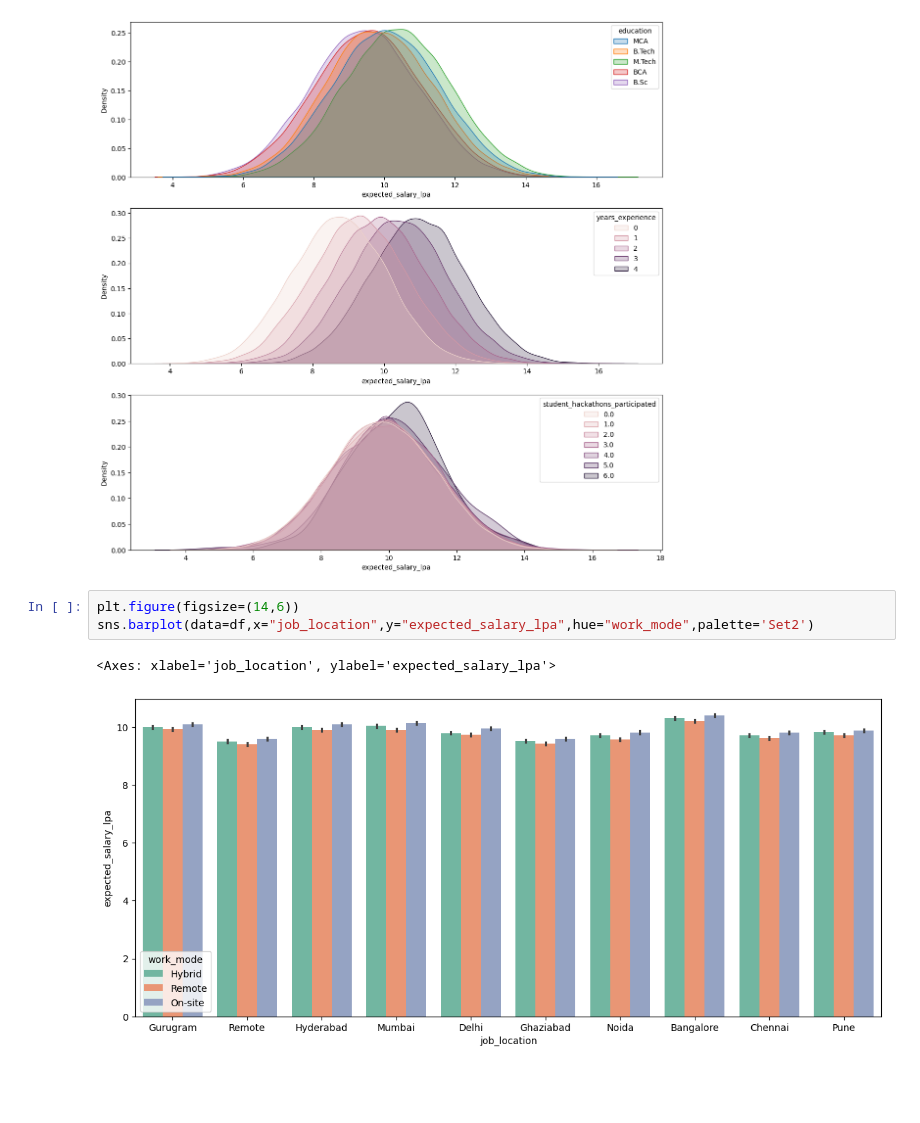
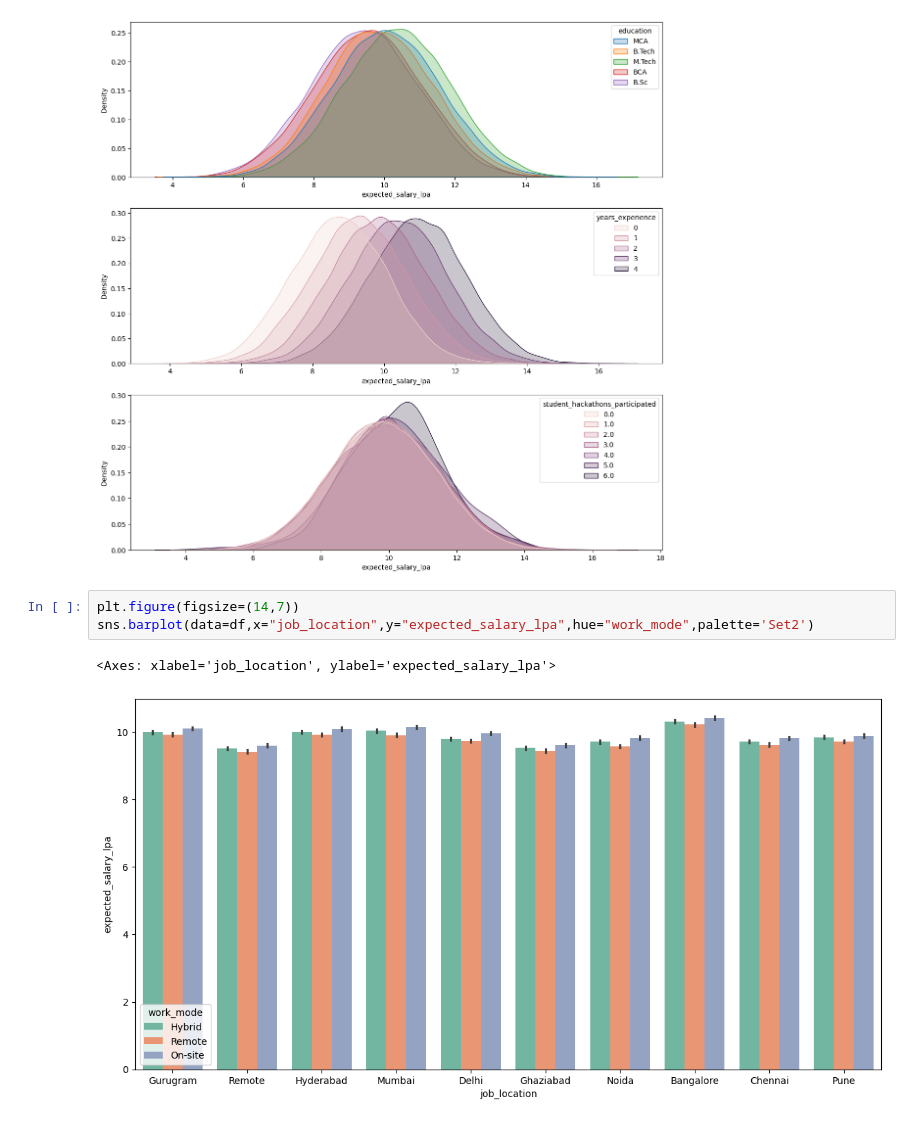
Before and after one commit to ashish-dev-hub/Vertex, a Jupyter notebook: EDA.ipynb, the cells around one changed output. Drawn from its saved outputs; the diff is of its cells as text; blank space fills up the shorter version.

```diff
--- a/EDA.ipynb
+++ b/EDA.ipynb
@@ -745,8 +745,8 @@ sns.kdeplot(data=df,x="expected_salary_lpa",hue="student_hackathons_participated
 <Axes: xlabel='expected_salary_lpa', ylabel='Density'>
 [figure]
 # %%
-plt.figure(figsize=(14,6))
+plt.figure(figsize=(14,7))
 sns.barplot(data=df,x="job_location",y="expected_salary_lpa",hue="work_mode",palette='Set2')
 # %% [output]
 <Axes: xlabel='job_location', ylabel='expected_salary_lpa'>
-[figure, old version]
+[figure, new version]
```
